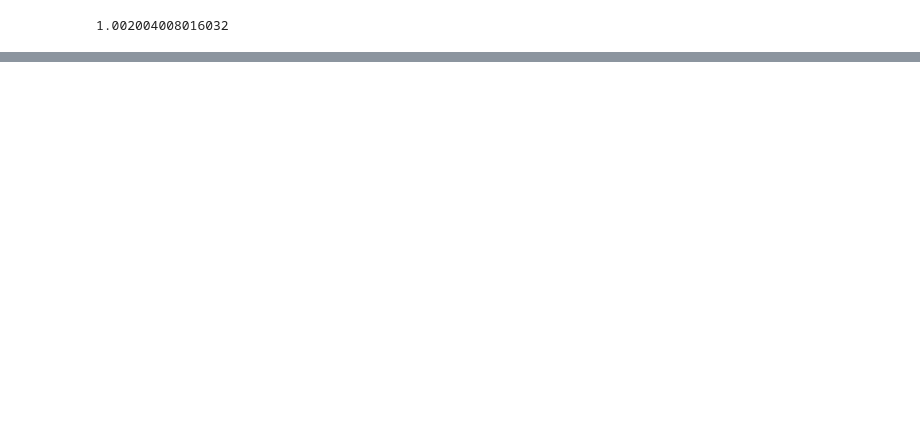
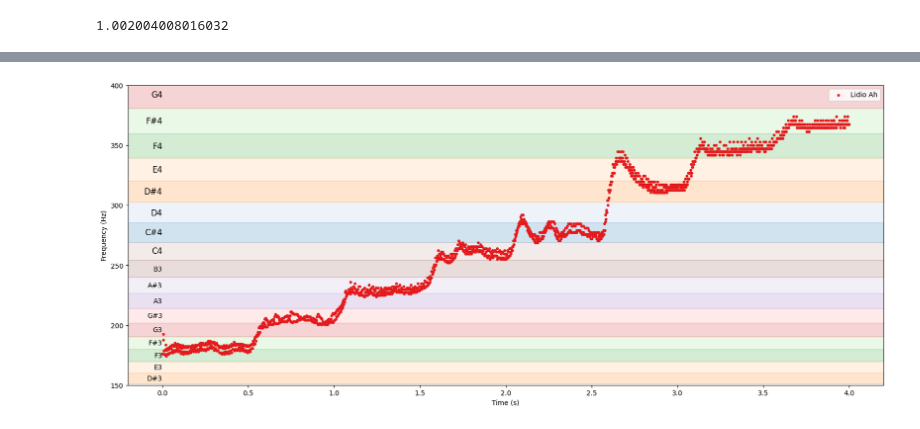
Before and after one commit to PabloSML/Pitch-Tracking, a Jupyter notebook: Notebooks/yin.ipynb, the cells around one changed output, grey strips where cells are left out. Saved outputs shown, nothing was run; the diff lists cells and outputs as text; code cells hidden in the pictures; blank space fills up the shorter version.

```diff
--- a/Notebooks/yin.ipynb
+++ b/Notebooks/yin.ipynb
@@ -179,0 +181,12 @@ plt.show()
+# %%
+sample_rate, data = wavfile.read(f'audios/lidioa441.wav')
+data = data.astype(np.float64)
+windows_size = int(5 / 2000 * 44100)
+bounds = [100, 500]
+
+pitches = []
+
+for i in tqdm(range (data.shape[0] // (windows_size+3))):
+    pitches.append(augmented_detect_pitch_CMNDF(data, windows_size, i * windows_size, sample_rate, bounds))
+
+lidioAPitches = PitchData(name='Lidio Ah', sampleRate=sample_rate, srcLen=data.shape[0], pitches=np.array(pitches))
@@ -179,0 +243,4 @@ plt.show()
+# %%
+plot_pitches(fmin=150, fmax=400, dataObjects=[lidioAPitches])
+# %% [output]
+[figure, added]
```
Also changed, not shown: parts of 24 cells of this notebook, 7 other files.
